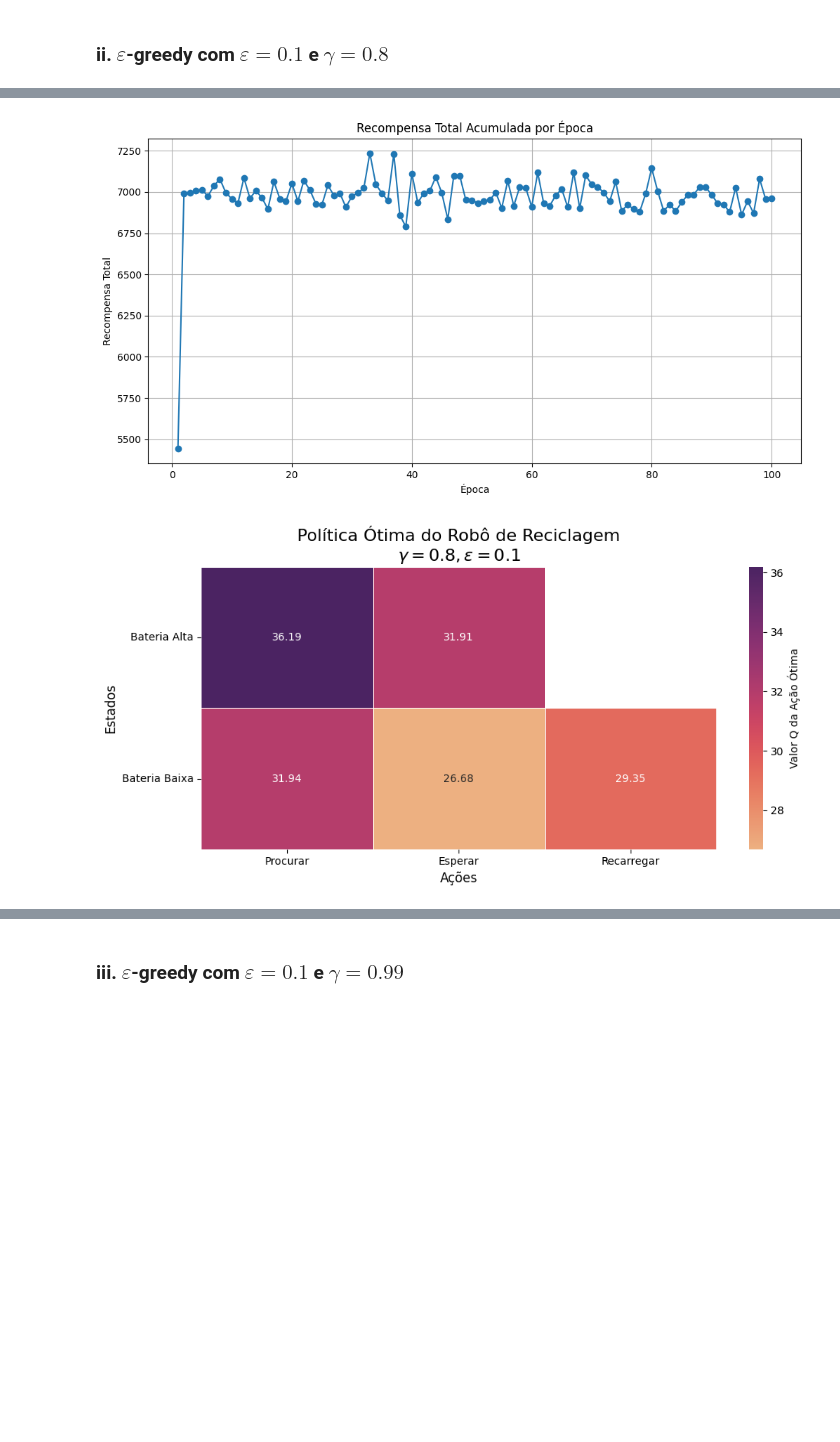
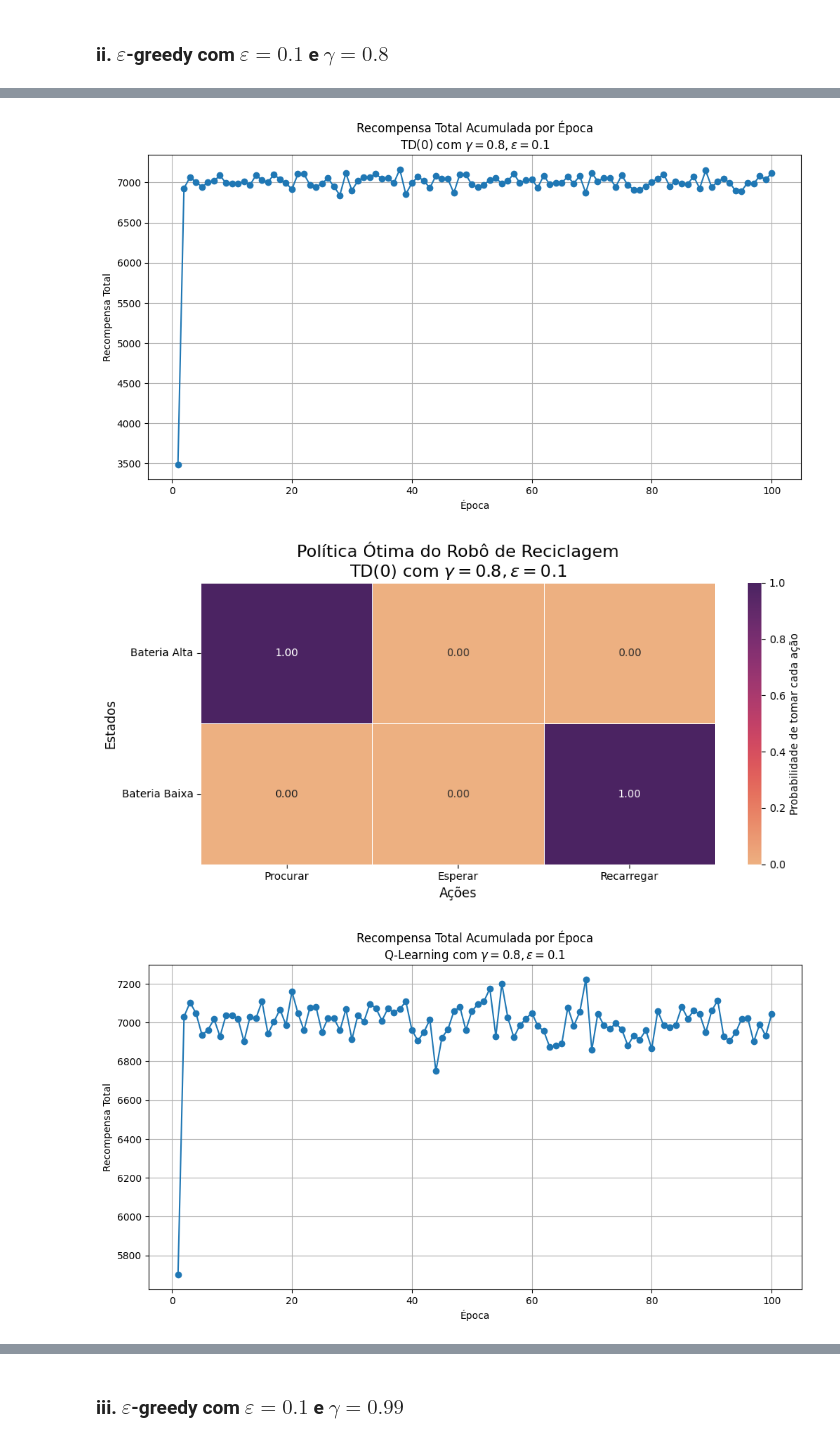
Before and after one commit to Perez-Amanda/Recycling_Robot_RL_1, a Jupyter notebook: main.ipynb, the cells around one changed output, grey strips where cells are left out. Drawn from its saved outputs; the diff is of its cells as text; code cells hidden in the pictures; blank space fills up the shorter version.

```diff
--- a/main.ipynb
+++ b/main.ipynb
@@ -239,7 +239,7 @@ class AgentQ:
         new_q_value = self.get_q_value(state, action) + self.lr * td_error
         self.q_values[(state, action)] = new_q_value
 
-    def save_policy(self, filename="policy.pkl"):
+    def save_policy(self, filename="policy_q.pkl"):
         """ Salva o dicionário de valores Q em um arquivo. """
         with open(filename, 'wb') as f:
             pickle.dump(self.q_values, f)
@@ -267,7 +267,7 @@ def train(discount_factor, epsilon, algorithm, reward_file = "rewards.txt"):
     total_rewards_per_epoch = []
 
     # Abre o arquivo para salvar as recompensas
-    with open(DIR + reward_file + "_" + algorithm, 'w') as f_rewards:
+    with open(DIR + reward_file, 'w') as f_rewards:
         print("Iniciando o treinamento...")
         for epoch in range(NUM_EPOCHS):
             current_state = STATE_HIGH  # Robô sempre começa com bateria alta
@@ -299,9 +299,9 @@ def train(discount_factor, epsilon, algorithm, reward_file = "rewards.txt"):
 
             if algorithm == "TD":
                 policy_stable = agent.improve_policy()
-                if policy_stable:
-                    print(f"Política estabilizou na iteração {step+1}.")
-                    break
+                # if policy_stable:
+                #     print(f"Política estabilizou na iteração {step+1}.")
+                #     break
 
     agent.save_policy()
     print("Treinamento concluído.")
@@ -310,14 +310,18 @@ def train(discount_factor, epsilon, algorithm, reward_file = "rewards.txt"):
     elif algorithm == "Q":
         return agent.q_values
 
-def plot_rewards(reward_file='rewards.txt', dir = "figs/", name="rewards_plot.png"):
+def plot_rewards(gamma, epsilon, algorithm, reward_file='rewards.txt', dir = "figs/", name="rewards_plot.png"):
     """
     Lê o arquivo de recompensas e plota a curva de aprendizado.
     """
+    if algorithm == "Q":
+        alg = "Q-Learning"
+    elif algorithm == "TD":
+        alg = "TD(0)"
     rewards = np.loadtxt(DIR + reward_file)
     plt.figure(figsize=(12, 6))
     plt.plot(range(1, len(rewards) + 1), rewards, marker='o', linestyle='-')
-    plt.title("Recompensa Total Acumulada por Época")
+    plt.title(f"Recompensa Total Acumulada por Época\n{alg} " + r"com $\gamma = {0}, \varepsilon = {1}$".format(gamma, epsilon))
     plt.xlabel("Época")
     plt.ylabel("Recompensa Total")
     plt.grid(True)
@@ -563,11 +609,17 @@ np.random.seed(0)
 DISCOUNT_FACTOR = 0.8 # Fator de desconto (gamma)
 EPSILON = 0.1         # Probabilidade de exploração (ação aleatória)
 
-REWARD_FILE = "rewards_5.txt"    # Arquivo para salvar as recompensas em rodada única
+REWARD_FILE_TD = "rewards_TD_5.txt"    # Arquivos para salvar as recompensas em rodada única
+REWARD_FILE_Q = "rewards_Q_5.txt"      # para cada algoritmo
 
-# Treinando
-final_q_values = train(discount_factor=DISCOUNT_FACTOR, epsilon=EPSILON, reward_file=REWARD_FILE)
-plot_rewards(reward_file=REWARD_FILE, name="rewards_plot_5.png")
-plot_policy_heatmap(final_q_values, DISCOUNT_FACTOR, EPSILON, name="heatmap_5.png")
+# Treinando TD(0)
+final_values = train(discount_factor=DISCOUNT_FACTOR, algorithm="TD", epsilon=EPSILON, reward_file=REWARD_FILE_TD)
+plot_rewards(gamma=DISCOUNT_FACTOR, epsilon=EPSILON, algorithm="TD", reward_file=REWARD_FILE_TD, name="rewards_plot_TD_5.png")
+plot_policy_heatmap(final_values, DISCOUNT_FACTOR, EPSILON, algorithm="TD", name="heatmap_TD_5.png")
+
+# Treinando Q-learning
+final_values = train(discount_factor=DISCOUNT_FACTOR, algorithm="Q", epsilon=EPSILON, reward_file=REWARD_FILE_Q)
+plot_rewards(gamma=DISCOUNT_FACTOR, epsilon=EPSILON, algorithm="Q", reward_file=REWARD_FILE_Q, name="rewards_plot_Q_5.png")
+plot_policy_heatmap(final_values, DISCOUNT_FACTOR, EPSILON, algorithm="Q", name="heatmap_Q_5.png")
 # %% [output]
 Iniciando o treinamento...
@@ -588,2 +642,3 @@ Heatmap da política salvo em 'figs/heatmap_5.png'
-[figure, old version]
+[figure, new version]
-[figure, old version]
+[figure, new version]
+[figure, added]
```
Also changed, not shown: parts of 11 cells of this notebook, 40 other files.
